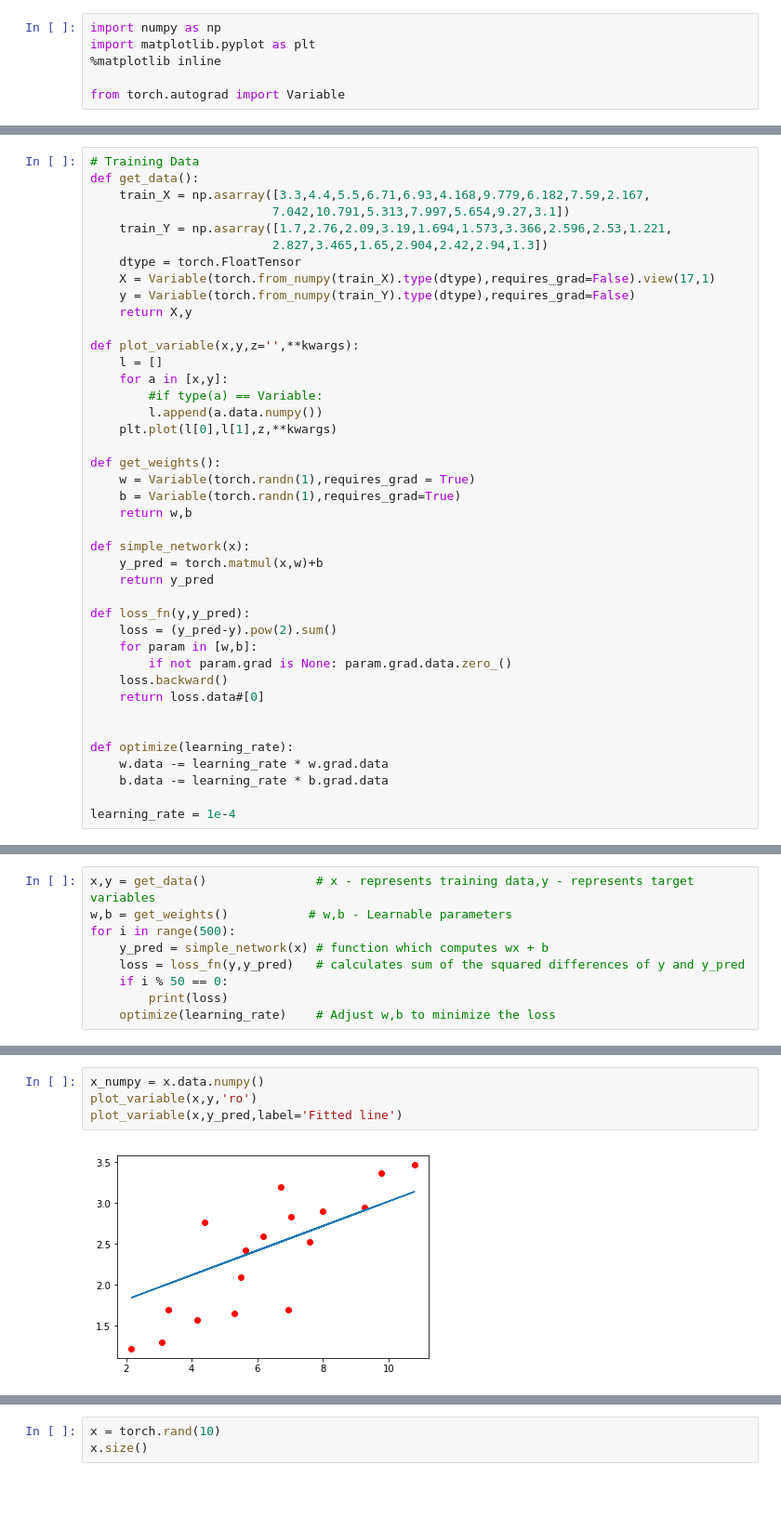
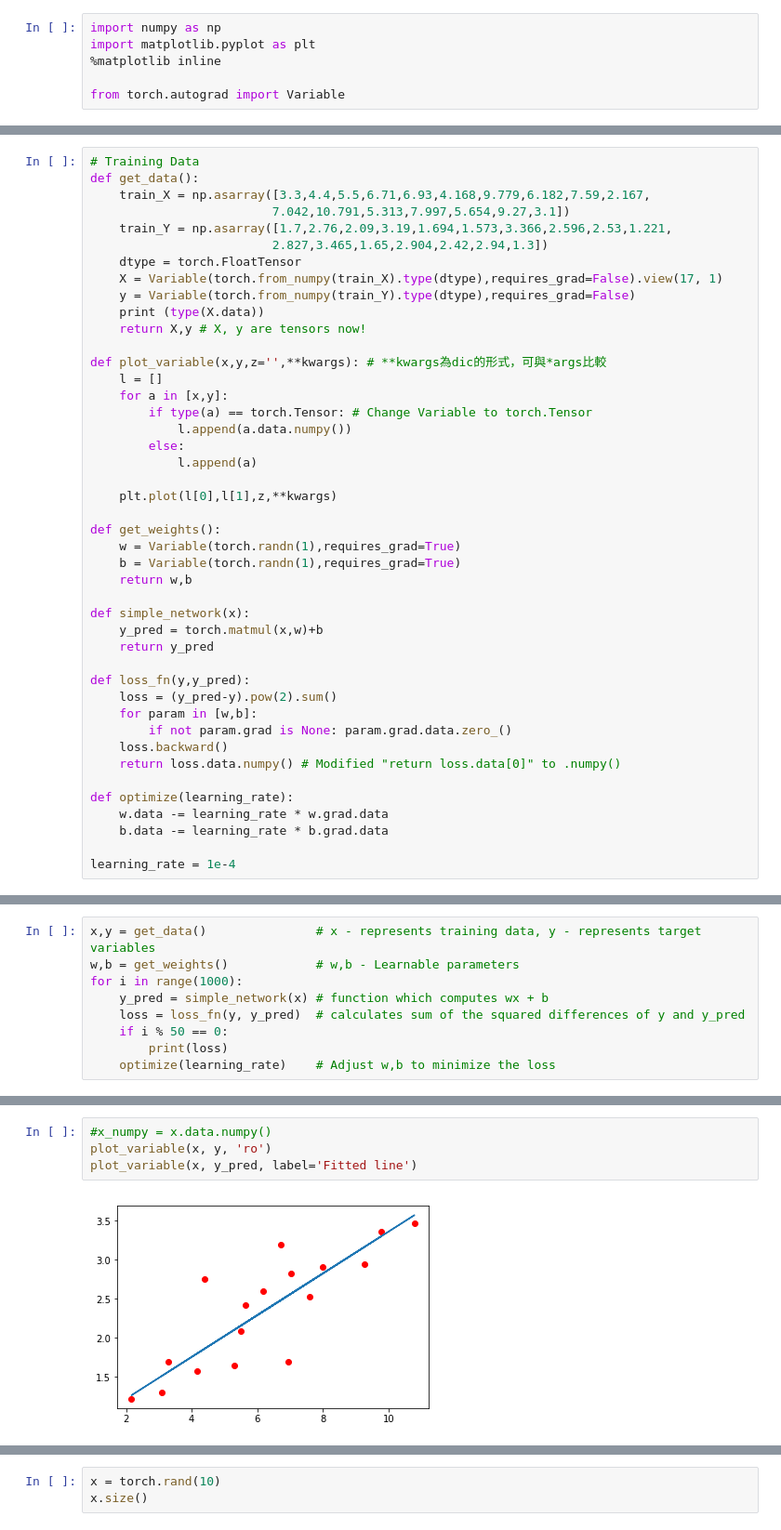
Before and after one commit to ChengTsungPao/working, a Jupyter notebook: python/Jupyter/pytorch/English/Pytorch1(change).ipynb, the cells around one changed output, grey strips where cells are left out. Shown at 93% size. Drawn from its saved outputs; the diff is of its cells as text; blank space fills up the shorter version.

```diff
--- a/python/Jupyter/pytorch/PytorchBeginning.ipynb
+++ b/python/Jupyter/pytorch/English/Pytorch1(change).ipynb
@@ -17,19 +28,23 @@ def get_data():
     train_Y = np.asarray([1.7,2.76,2.09,3.19,1.694,1.573,3.366,2.596,2.53,1.221,
                          2.827,3.465,1.65,2.904,2.42,2.94,1.3])
     dtype = torch.FloatTensor
-    X = Variable(torch.from_numpy(train_X).type(dtype),requires_grad=False).view(17,1)
+    X = Variable(torch.from_numpy(train_X).type(dtype),requires_grad=False).view(17, 1)
     y = Variable(torch.from_numpy(train_Y).type(dtype),requires_grad=False)
-    return X,y
+    print (type(X.data))
+    return X,y # X, y are tensors now!
 
-def plot_variable(x,y,z='',**kwargs):
+def plot_variable(x,y,z='',**kwargs): # **kwargs為dic的形式，可與*args比較
     l = []
     for a in [x,y]:
-        #if type(a) == Variable:
-        l.append(a.data.numpy())
+        if type(a) == torch.Tensor: # Change Variable to torch.Tensor
+            l.append(a.data.numpy())
+        else:
+            l.append(a)
+
     plt.plot(l[0],l[1],z,**kwargs)
 
 def get_weights():
-    w = Variable(torch.randn(1),requires_grad = True)
+    w = Variable(torch.randn(1),requires_grad=True)
     b = Variable(torch.randn(1),requires_grad=True)
     return w,b
 
@@ -42,8 +57,7 @@ def loss_fn(y,y_pred):
     for param in [w,b]:
         if not param.grad is None: param.grad.data.zero_()
     loss.backward()
-    return loss.data#[0]
-
+    return loss.data.numpy() # Modified "return loss.data[0]" to .numpy()
 
 def optimize(learning_rate):
     w.data -= learning_rate * w.grad.data
@@ -53,9 +69,9 @@ learning_rate = 1e-4
 # %%
-x,y = get_data()               # x - represents training data,y - represents target variables
-w,b = get_weights()           # w,b - Learnable parameters
-for i in range(500):
+x,y = get_data()               # x - represents training data, y - represents target variables
+w,b = get_weights()            # w,b - Learnable parameters
+for i in range(1000):
     y_pred = simple_network(x) # function which computes wx + b
-    loss = loss_fn(y,y_pred)   # calculates sum of the squared differences of y and y_pred
+    loss = loss_fn(y, y_pred)  # calculates sum of the squared differences of y and y_pred
     if i % 50 == 0:
         print(loss)
     optimize(learning_rate)    # Adjust w,b to minimize the loss
@@ -73,6 +96,6 @@ tensor(3.7531)
 # %%
-x_numpy = x.data.numpy()
-plot_variable(x,y,'ro')
-plot_variable(x,y_pred,label='Fitted line')
+#x_numpy = x.data.numpy()
+plot_variable(x, y, 'ro')
+plot_variable(x, y_pred, label='Fitted line')
 # %% [output]
-[figure, old version]
+[figure, new version]
```
Also changed, not shown: parts of 41 cells of this notebook, 8 other files.
